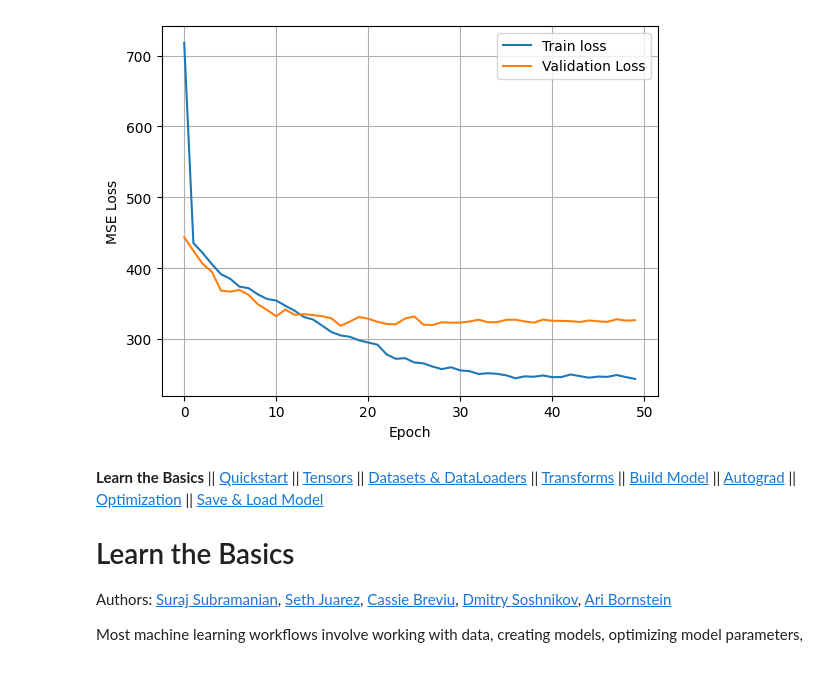
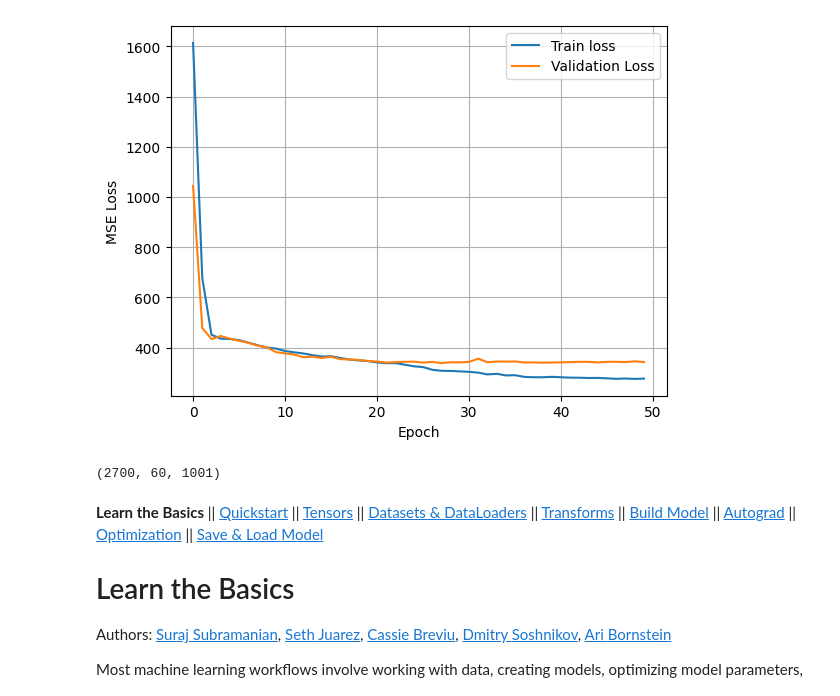
Before and after one commit to jjo0914/BrainCompetition, a Jupyter notebook: _downloads/070179efc13bd796c5dd4af7bf52d5b9/intro.ipynb, the cells around one changed output. Drawn from its saved outputs; the diff is of its cells as text; code cells hidden in the pictures.

```diff
--- a/_downloads/070179efc13bd796c5dd4af7bf52d5b9/intro.ipynb
+++ b/_downloads/070179efc13bd796c5dd4af7bf52d5b9/intro.ipynb
@@ -130,7 +130,7 @@ class SignalCNN(nn.Module): # 예시로 nn.Module,parameters() 가있는데 이
     #conv연산으로 특징 추출한 뒤에는  각채널당 값을 1개로요약
     # 그래서 필터로 추출할 특징이 얼마나 강하게 나타났는가? 만 요약  시간축값은 사라짐(10으로늘리거나 추가로다른모델 사용가능하다..)
     # mean써도 되긴한다는데 .. 음.. (1차원으로바로)
-    avg=8
+    avg=16
     self.global_pool = nn.AdaptiveAvgPool1d(avg) #아직3차원이래 만약8이면채널마다 최종8개 값
     # 마지막차원을 없앤다.. 왜?Linear는 2차원입력을기대한다고함
     self.flatten=nn.Flatten() # channel*최종값 = 최종값들을 1차원으로펼침
@@ -140,7 +140,7 @@ class SignalCNN(nn.Module): # 예시로 nn.Module,parameters() 가있는데 이
     # 16*1= w * (64*1) +bias
     # w=(16*64) 가되어야하네?
     # 처음w,b는  랜덤초기화
-    self.fc=nn.Linear(128*avg,output_dim)
+    self.fc=nn.Linear(64*avg,output_dim)
   def forward(self,x): # 이거이름바꾸면안된대 pytorch 에서는 nn.Module을 상속받으면 자동으로 forward가 실행된다..
     x = self.conv1(x)
     x = self.bn1(x)
@@ -157,14 +157,14 @@ class SignalCNN(nn.Module): # 예시로 nn.Module,parameters() 가있는데 이
     x = self.conv3(x)
     x = self.bn3(x)
     x = self.relu3(x)
-    x = self.pool3(x)
-    x = self.drop3(x)
+    #x = self.pool3(x)
+    #x = self.drop3(x)
 
-    x = self.conv4(x)
-    x = self.bn4(x)
-    x = self.relu4(x)
-    x = self.pool4(x)
-    x = self.drop4(x)
+    #x = self.conv4(x)
+    #x = self.bn4(x)
+    #x = self.relu4(x)
+    #x = self.pool4(x)
+    #x = self.drop4(x)
 
     #x = self.conv5(x)
     #x = self.bn5(x)
@@ -267,6 +267,10 @@ plt.show()
 # loaded_model.load_state_dict(torch.load(save_path))
 # loaded_model.eval()
 # print("모델 불러오기 완료 ")
+
+
+
+print(train_X.shape)
 # %% [output]
 Drive already mounted at /content/drive; to attempt to forcibly remount, call drive.mount("/content/drive", force_remount=True).
 train 개수: 2700
@@ -288,4 +292,5 @@ Epoch [50/50] Train Loss: 243.5995 / Val Loss: 326.5069
-[figure, old version]
+[figure, new version]
+(2700, 60, 1001)
 # %% [markdown]
 **Learn the Basics** \|\| [Quickstart](quickstart_tutorial.html) \|\|
 [Tensors](tensorqs_tutorial.html) \|\| [Datasets &
```
Also changed, not shown: parts of 1 cell of this notebook.
